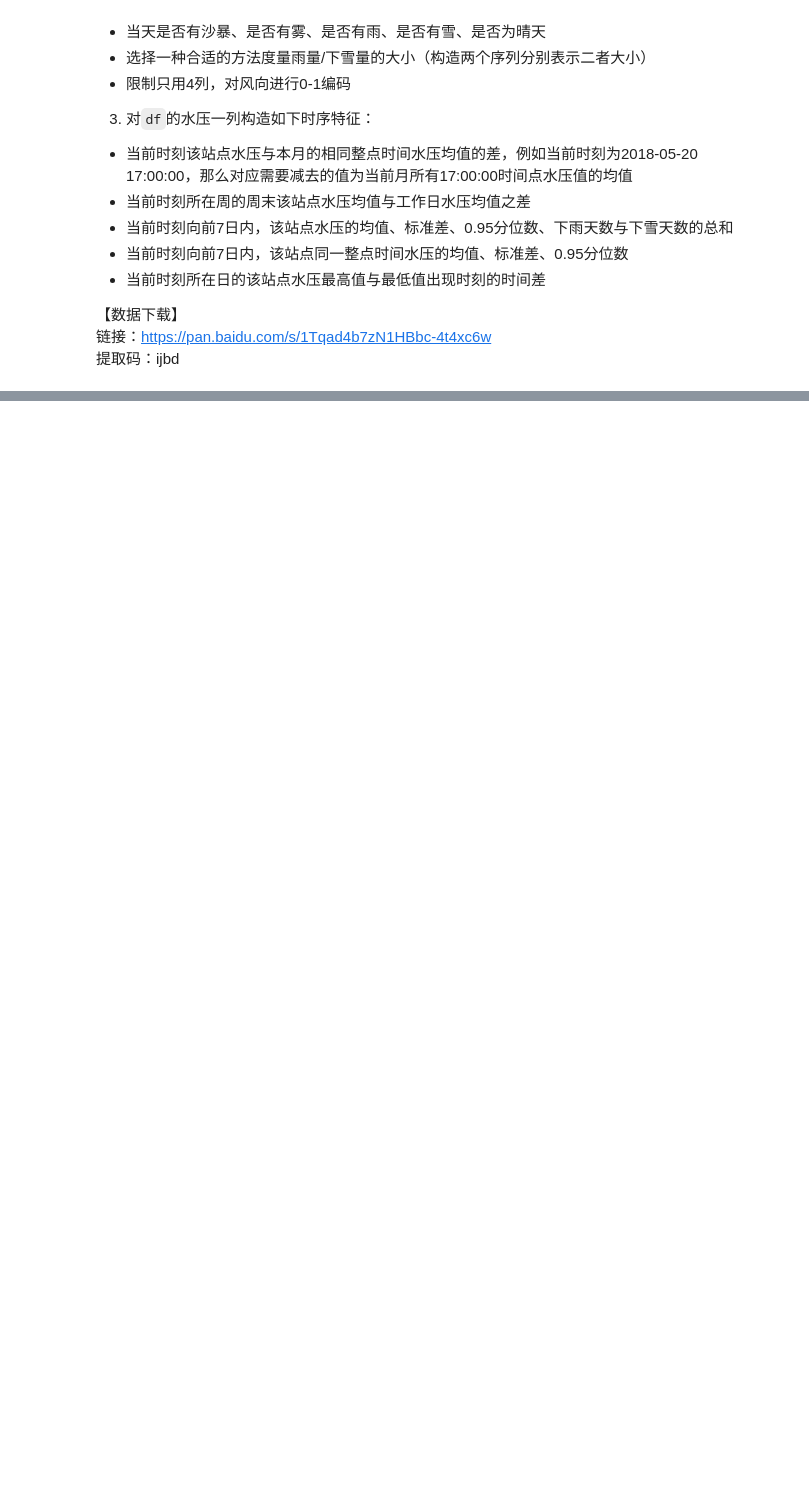
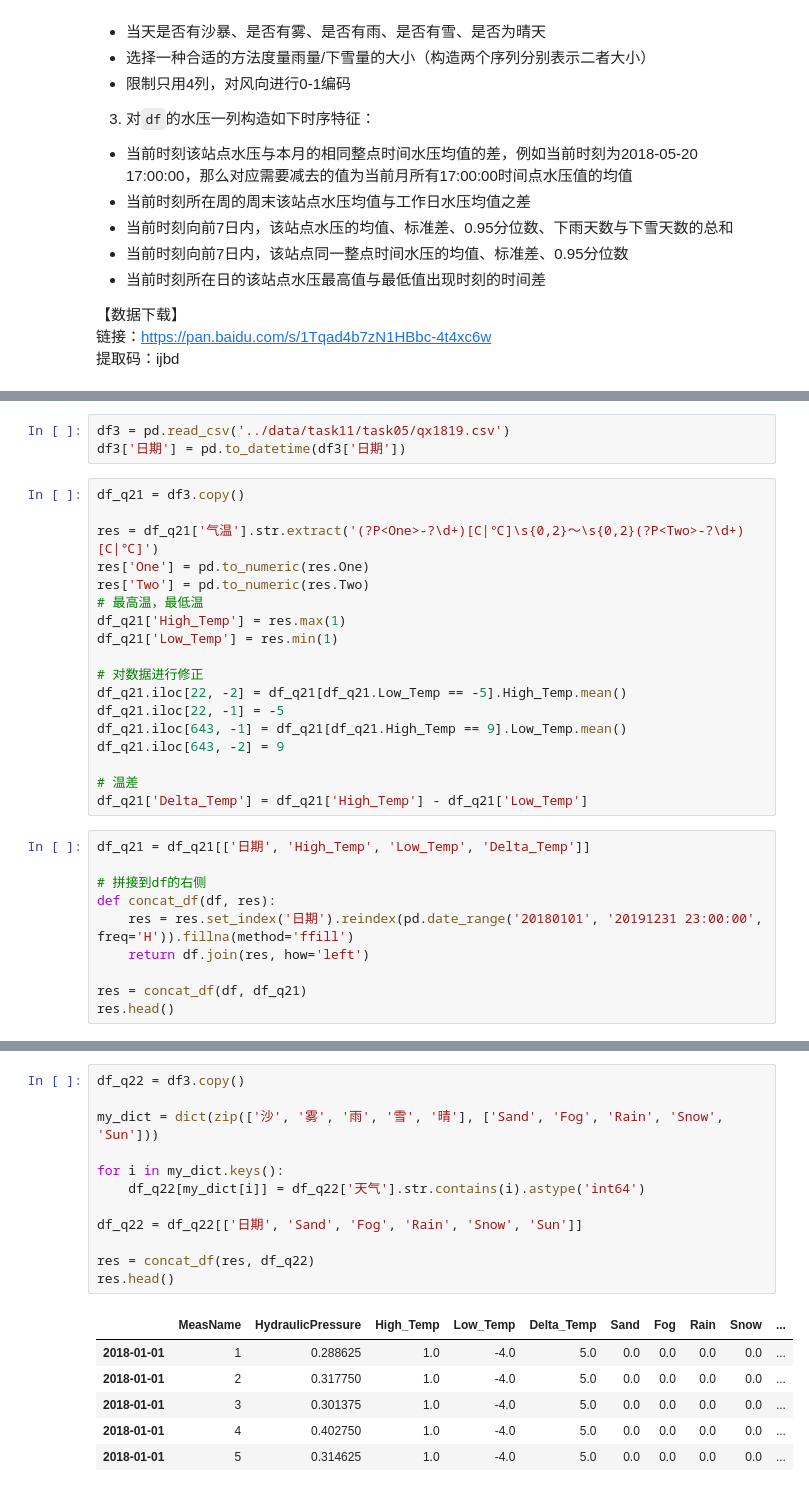
Before and after one commit to Relph1119/my-team-learning, a Jupyter notebook: notebook/pandas20/my_homework/task11_exercise.ipynb, the cells around one changed output, grey strips where cells are left out. Cells and saved outputs as stored; diff of their text form; blank space fills up the shorter version.

```diff
--- a/notebook/pandas20/my_homework/task11_exercise.ipynb
+++ b/notebook/pandas20/my_homework/task11_exercise.ipynb
@@ -145,0 +202,31 @@ df3 = pd.read_csv('qx1819.csv')
+# %%
+df3 = pd.read_csv('../data/task11/task05/qx1819.csv')
+df3['日期'] = pd.to_datetime(df3['日期'])
+# %%
+df_q21 = df3.copy()
+
+res = df_q21['气温'].str.extract('(?P<One>-?\d+)[C|℃]\s{0,2}～\s{0,2}(?P<Two>-?\d+)[C|℃]')
+res['One'] = pd.to_numeric(res.One)
+res['Two'] = pd.to_numeric(res.Two)
+# 最高温，最低温
+df_q21['High_Temp'] = res.max(1)
+df_q21['Low_Temp'] = res.min(1)
+
+# 对数据进行修正
+df_q21.iloc[22, -2] = df_q21[df_q21.Low_Temp == -5].High_Temp.mean()
+df_q21.iloc[22, -1] = -5
+df_q21.iloc[643, -1] = df_q21[df_q21.High_Temp == 9].Low_Temp.mean()
+df_q21.iloc[643, -2] = 9
+
+# 温差
+df_q21['Delta_Temp'] = df_q21['High_Temp'] - df_q21['Low_Temp']
+# %%
+df_q21 = df_q21[['日期', 'High_Temp', 'Low_Temp', 'Delta_Temp']]
+
+# 拼接到df的右侧
+def concat_df(df, res):
+    res = res.set_index('日期').reindex(pd.date_range('20180101', '20191231 23:00:00', freq='H')).fillna(method='ffill')
+    return df.join(res, how='left')
+
+res = concat_df(df, df_q21)
+res.head()
@@ -145,0 +240,19 @@ df3 = pd.read_csv('qx1819.csv')
+# %%
+df_q22 = df3.copy()
+
+my_dict = dict(zip(['沙', '雾', '雨', '雪', '晴'], ['Sand', 'Fog', 'Rain', 'Snow', 'Sun']))
+
+for i in my_dict.keys():
+    df_q22[my_dict[i]] = df_q22['天气'].str.contains(i).astype('int64')
+
+df_q22 = df_q22[['日期', 'Sand', 'Fog', 'Rain', 'Snow', 'Sun']]
+
+res = concat_df(res, df_q22)
+res.head()
+# %% [output]
+|  | MeasName | HydraulicPressure | High_Temp | Low_Temp | Delta_Temp | Sand | Fog | Rain | Snow | ... |
+| 2018-01-01 | 1 | 0.288625 | 1.0 | -4.0 | 5.0 | 0.0 | 0.0 | 0.0 | 0.0 | ... |
+| 2018-01-01 | 2 | 0.317750 | 1.0 | -4.0 | 5.0 | 0.0 | 0.0 | 0.0 | 0.0 | ... |
+| 2018-01-01 | 3 | 0.301375 | 1.0 | -4.0 | 5.0 | 0.0 | 0.0 | 0.0 | 0.0 | ... |
+| 2018-01-01 | 4 | 0.402750 | 1.0 | -4.0 | 5.0 | 0.0 | 0.0 | 0.0 | 0.0 | ... |
+| 2018-01-01 | 5 | 0.314625 | 1.0 | -4.0 | 5.0 | 0.0 | 0.0 | 0.0 | 0.0 | ... |
```
Also changed, not shown: parts of 22 cells of this notebook, 1 other file.
